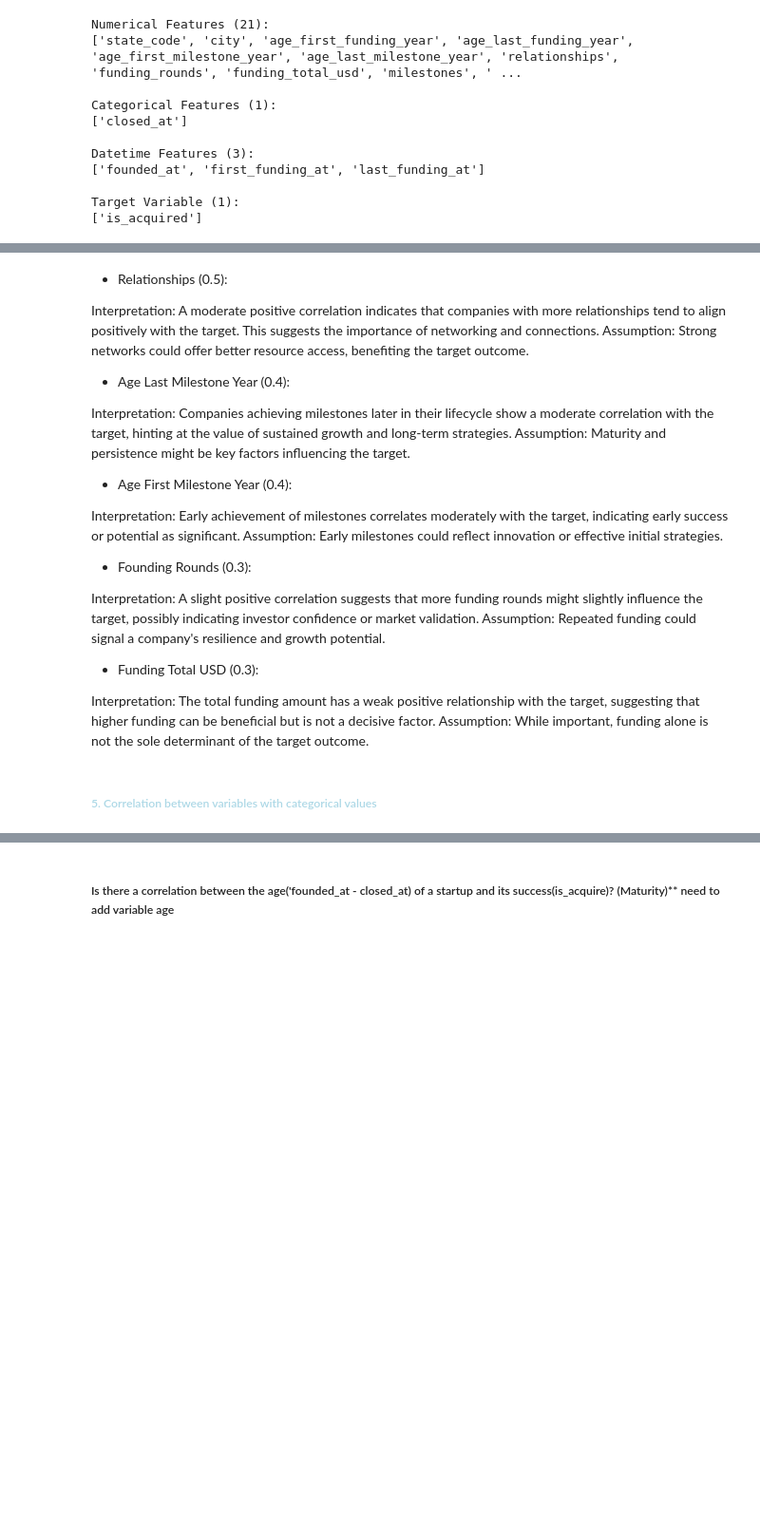
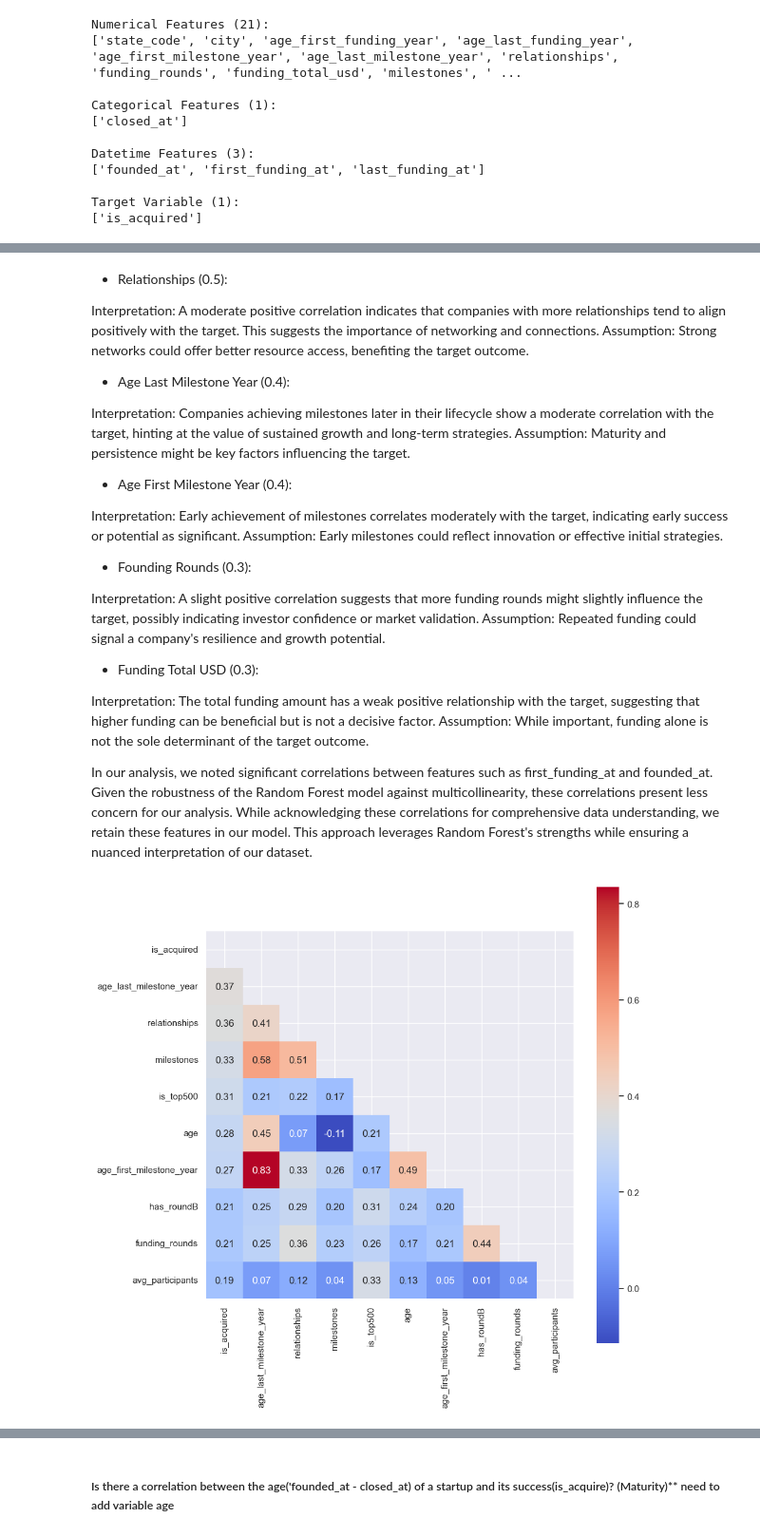
Before and after one commit to GabrielaArzateR/Predicting_startup_succes-, a Jupyter notebook: notebook/data_exploratio.ipynb, the cells around one changed output, grey strips where cells are left out. Shown: that part at 95% size. Saved outputs shown, nothing was run; the diff lists cells and outputs as text; code cells hidden in the pictures; blank space fills up the shorter version.

```diff
--- a/notebook/data_exploratio.ipynb
+++ b/notebook/data_exploratio.ipynb
@@ -444,5 +399,34 @@ Assumption: Repeated funding could signal a company's resilience and growth pote
 
 Interpretation: The total funding amount has a weak positive relationship with the target, suggesting that higher funding can be beneficial but is not a decisive factor.
 Assumption: While important, funding alone is not the sole determinant of the target outcome.
+
+
+In our analysis, we noted significant correlations between features such as first_funding_at and founded_at. Given the robustness of the Random Forest model against multicollinearity, these correlations present less concern for our analysis. While acknowledging these correlations for comprehensive data understanding, we retain these features in our model. This approach leverages Random Forest's strengths while ensuring a nuanced interpretation of our dataset.
-# %% [markdown]
- ##### <span style="color: #add8e6;"> 5. Correlation between variables with categorical values
+# %%
+import numpy as np
+import pandas as pd
+import matplotlib.pyplot as plt
+import seaborn as sns
+
+# Assuming 'data_df' is your existing DataFrame and 'is_acquired' is your target variable
+
+# Select all columns, including datetime
+cols = data_df.columns
+
+# Calculate the correlation of the numerical features with the target variable
+numeric_cols = data_df.select_dtypes(include=[np.number])
+cols = numeric_cols.corr().nlargest(10, 'is_acquired')['is_acquired'].index
+
+# Compute the correlation matrix for the selected features
+cm = np.corrcoef(data_df[cols].values.T)
+
+# Create a mask to hide the lower triangle (including the diagonal)
+mask = np.triu(np.ones_like(cm, dtype=bool))
+
+# Plot the heatmap with the mask
+fig, ax = plt.subplots(figsize=(10, 10))
+sns.set(font_scale=1)
+hm = sns.heatmap(cm, cbar=True, annot=True, square=True, fmt='.2f', annot_kws={'fontsize': 12}, mask=mask, cmap='coolwarm', yticklabels=cols.values, xticklabels=cols.values)
+plt.show()
+# %% [output]
+[figure, added]
```
Also changed, not shown: parts of 27 cells of this notebook.
